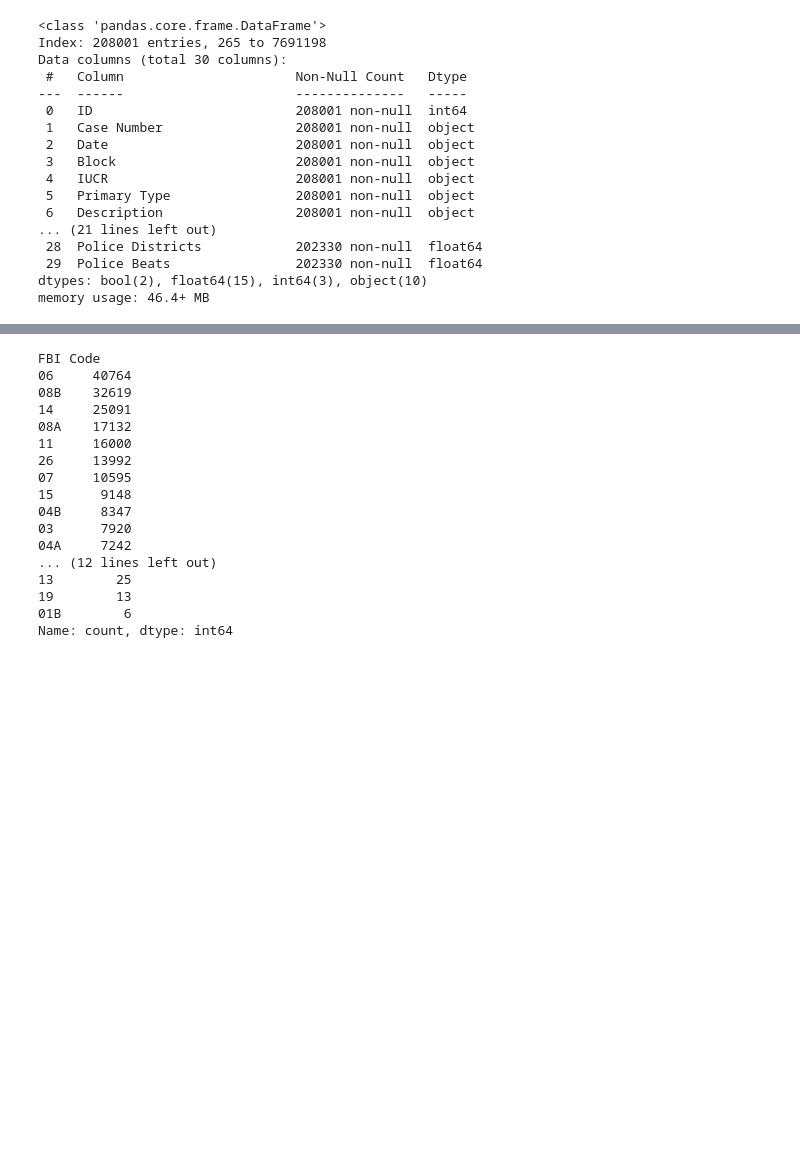
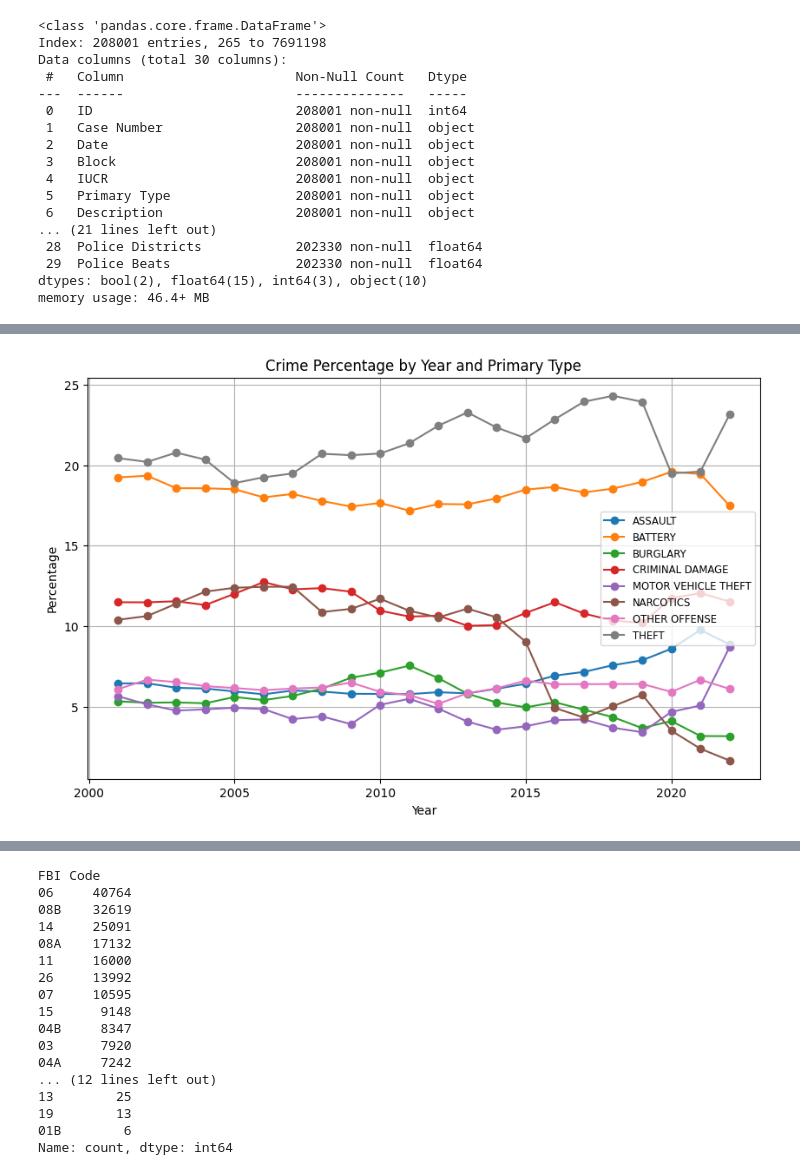
Before and after one commit to 00helloworld/UoW_statistics_data_science, a Jupyter notebook: Project1/test_0.ipynb, the cells around one changed output, grey strips where cells are left out. Saved outputs shown, nothing was run; the diff lists cells and outputs as text; code cells hidden in the pictures; blank space fills up the shorter version.

```diff
--- a/Project1/test_0.ipynb
+++ b/Project1/test_0.ipynb
@@ -51,0 +104,22 @@ len(data_2021['FBI Code'].value_counts())
+# %%
+# 按照'Year'和'Primary Type'进行分组，并计算每个组的数量
+grouped = data.groupby(['Year', 'Primary Type']).size().unstack(fill_value=0)
+
+# 计算每个主要类型在每年的占比
+percentages = grouped.div(grouped.sum(axis=1), axis=0) * 100
+
+# 绘制折线图
+plt.figure(figsize=(10, 6))
+for primary_type in percentages.columns:
+    if percentages[primary_type].values[0] < 5:
+        continue
+    plt.plot(percentages.index, percentages[primary_type], label=primary_type, marker='o', linestyle='-')
+
+plt.xlabel('Year')
+plt.ylabel('Percentage')
+plt.title('Crime Percentage by Year and Primary Type')
+plt.legend(fontsize='small')
+plt.grid(True)
+plt.show()
+# %% [output]
+[figure, added]
```
Also changed, not shown: parts of 13 cells of this notebook, 1 other file.
